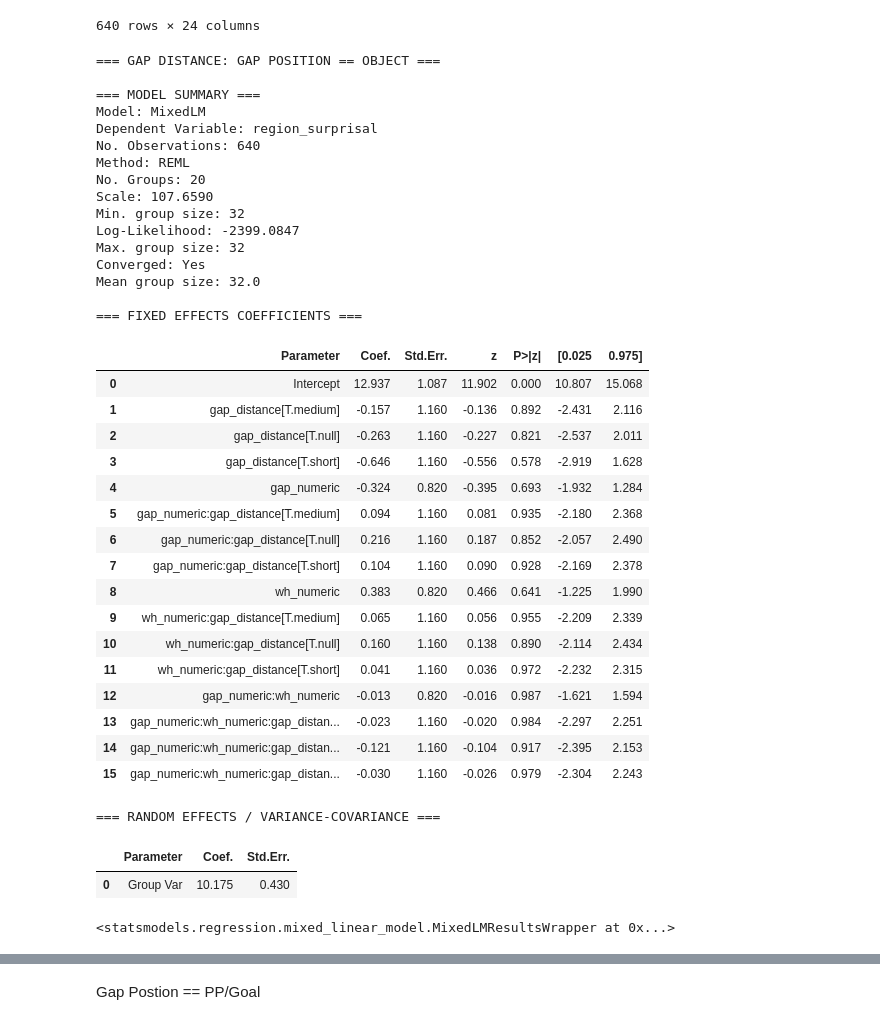
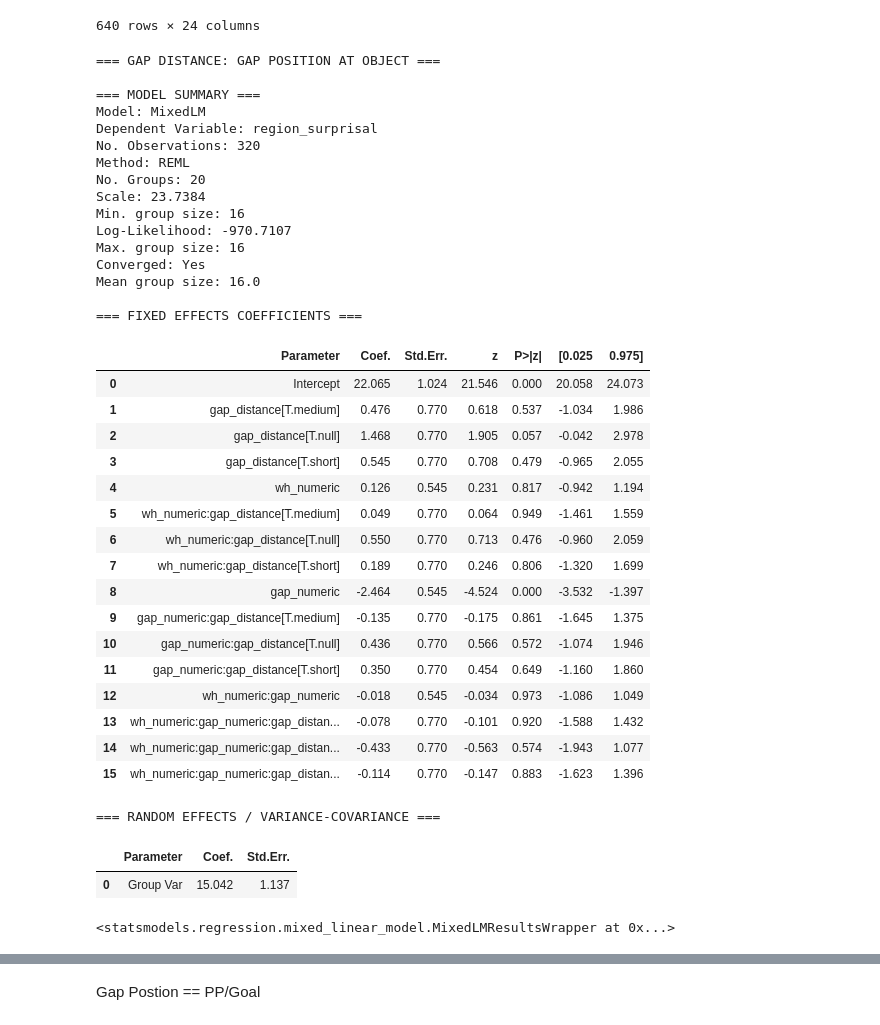
Before and after one commit to um-cap-lab/EMNLP-2025-submission, a Jupyter notebook: surprisal_calculation.ipynb, the cells around one changed output, grey strips where cells are left out. Saved outputs shown, nothing was run; the diff lists cells and outputs as text; code cells hidden in the pictures.

Commit message:
Measures surprisal at filled gap.

```diff
--- a/surprisal_calculation.ipynb
+++ b/surprisal_calculation.ipynb
@@ -88,10 +88,10 @@ surprisals
   ('Ġminute', 3.032411813735962),
   ('s', 0.0010208890307694674)]]
 # %%
-'''
+"""'
 def calculate_surprisal(sentence):
     '''
-    #Takes in a sentence, and outputs surprisal values for each word.
+    Takes in a sentence, and outputs surprisal values for each word.
     '''
 
     input_sentence = sentence # process per sentence, never in batches to avoid padding
@@ -152,7 +152,7 @@ def calculate_surprisal(sentence):
 
 sentence = 'The teacher realized what the storm rolled in while the student in the first year was studying for the test with great enthusiasm'
 calculate_surprisal(sentence)
-'''
+"""
 # %% [output]
 [('The', 0.0),
  ('teacher', 11.844358444213867),
@@ -438,7 +494,7 @@ def mixed_effects_linear_regression(df, iv_list, surprisal, label):
     '''
 
     for field in iv_list:
-        if field == 'wh_numeric' or 'gap_numeric':
+        if field == 'wh_numeric' or 'gap_numeric' or 'gap_distance_length':
             pass
         else:
             df[field] = df[field].astype('category')
@@ -551,4 +592,4 @@ sentence_df['gap_numeric'] = sentence_df['gap'].replace(0, -1)
 syntactic_parts = ['prefix', 'licensor', 'subj', 'modifier', 'verb', 'object', 'prep', 'goal', 'temp_mod']
 sentence_df['sentence'] = sentence_df.apply(lambda x: merge_sentence(x, syntactic_parts), axis = 1)
 sentence_df['surprisals'] = sentence_df['sentence'].apply(calculate_surprisal)
-sentence_df
+sentence_df['gap_distance_length'] = sentence_df['modifier'].apply(lambda x: len(x) if pd.notna(x) else 0)
@@ -600,44 +629,52 @@ objectgap_df
 | 1270 | 20 | 23 | 1 | medium | 1 | 1 | 0 | It was reported | what | the official | ... |
 | 1271 | 20 | 24 | 1 | long | 1 | 1 | 0 | It was reported | what | the official | ... |
 640 rows × 24 columns
+# %%
+object_df = sentence_df.copy()
+#object_df['region_surprisal'] = object_df.apply(lambda x: sum_region_surprisal(x, ['prep', 'goal']), axis = 1)
+object_df['region_surprisal'] = object_df.apply(lambda x: sum_region_surprisal(x, ['prep', 'goal'], 'object'), axis = 1)
+
+# filter for object gap
+objectgap_df = object_df[object_df['gap_position'] == 'DO']
 # %%
+# categorical
 iv_list = ['wh_numeric', 'gap_numeric', 'gap_distance']
-mixed_effects_linear_regression(objectgap_df, iv_list, 'region_surprisal', 'gap distance: gap position == object')
+mixed_effects_linear_regression(objectgap_df, iv_list, 'region_surprisal', 'gap distance: gap position at object')
 # %% [output]
-=== GAP DISTANCE: GAP POSITION == OBJECT ===
+=== GAP DISTANCE: GAP POSITION AT OBJECT ===
 
 === MODEL SUMMARY ===
 Model: MixedLM
 Dependent Variable: region_surprisal
-No. Observations: 640
+No. Observations: 320
 Method: REML
 No. Groups: 20
-Scale: 107.6590
-Min. group size: 32
-Log-Likelihood: -2399.0847
-Max. group size: 32
+Scale: 23.7384
+Min. group size: 16
+Log-Likelihood: -970.7107
+Max. group size: 16
 Converged: Yes
-Mean group size: 32.0
+Mean group size: 16.0
 
 === FIXED EFFECTS COEFFICIENTS ===
 |  | Parameter | Coef. | Std.Err. | z | P>|z| | [0.025 | 0.975] |
-| 0 | Intercept | 12.937 | 1.087 | 11.902 | 0.000 | 10.807 | 15.068 |
-| 1 | gap_distance[T.medium] | -0.157 | 1.160 | -0.136 | 0.892 | -2.431 | 2.116 |
-| 2 | gap_distance[T.null] | -0.263 | 1.160 | -0.227 | 0.821 | -2.537 | 2.011 |
-| 3 | gap_distance[T.short] | -0.646 | 1.160 | -0.556 | 0.578 | -2.919 | 1.628 |
-| 4 | gap_numeric | -0.324 | 0.820 | -0.395 | 0.693 | -1.932 | 1.284 |
-| 5 | gap_numeric:gap_distance[T.medium] | 0.094 | 1.160 | 0.081 | 0.935 | -2.180 | 2.368 |
-| 6 | gap_numeric:gap_distance[T.null] | 0.216 | 1.160 | 0.187 | 0.852 | -2.057 | 2.490 |
-| 7 | gap_numeric:gap_distance[T.short] | 0.104 | 1.160 | 0.090 | 0.928 | -2.169 | 2.378 |
-| 8 | wh_numeric | 0.383 | 0.820 | 0.466 | 0.641 | -1.225 | 1.990 |
-| 9 | wh_numeric:gap_distance[T.medium] | 0.065 | 1.160 | 0.056 | 0.955 | -2.209 | 2.339 |
-| 10 | wh_numeric:gap_distance[T.null] | 0.160 | 1.160 | 0.138 | 0.890 | -2.114 | 2.434 |
-| 11 | wh_numeric:gap_distance[T.short] | 0.041 | 1.160 | 0.036 | 0.972 | -2.232 | 2.315 |
-| 12 | gap_numeric:wh_numeric | -0.013 | 0.820 | -0.016 | 0.987 | -1.621 | 1.594 |
-| 13 | gap_numeric:wh_numeric:gap_distan... | -0.023 | 1.160 | -0.020 | 0.984 | -2.297 | 2.251 |
-| 14 | gap_numeric:wh_numeric:gap_distan... | -0.121 | 1.160 | -0.104 | 0.917 | -2.395 | 2.153 |
-| 15 | gap_numeric:wh_numeric:gap_distan... | -0.030 | 1.160 | -0.026 | 0.979 | -2.304 | 2.243 |
+| 0 | Intercept | 22.065 | 1.024 | 21.546 | 0.000 | 20.058 | 24.073 |
+| 1 | gap_distance[T.medium] | 0.476 | 0.770 | 0.618 | 0.537 | -1.034 | 1.986 |
+| 2 | gap_distance[T.null] | 1.468 | 0.770 | 1.905 | 0.057 | -0.042 | 2.978 |
+| 3 | gap_distance[T.short] | 0.545 | 0.770 | 0.708 | 0.479 | -0.965 | 2.055 |
+| 4 | wh_numeric | 0.126 | 0.545 | 0.231 | 0.817 | -0.942 | 1.194 |
+| 5 | wh_numeric:gap_distance[T.medium] | 0.049 | 0.770 | 0.064 | 0.949 | -1.461 | 1.559 |
+| 6 | wh_numeric:gap_distance[T.null] | 0.550 | 0.770 | 0.713 | 0.476 | -0.960 | 2.059 |
+| 7 | wh_numeric:gap_distance[T.short] | 0.189 | 0.770 | 0.246 | 0.806 | -1.320 | 1.699 |
+| 8 | gap_numeric | -2.464 | 0.545 | -4.524 | 0.000 | -3.532 | -1.397 |
+| 9 | gap_numeric:gap_distance[T.medium] | -0.135 | 0.770 | -0.175 | 0.861 | -1.645 | 1.375 |
+| 10 | gap_numeric:gap_distance[T.null] | 0.436 | 0.770 | 0.566 | 0.572 | -1.074 | 1.946 |
+| 11 | gap_numeric:gap_distance[T.short] | 0.350 | 0.770 | 0.454 | 0.649 | -1.160 | 1.860 |
+| 12 | wh_numeric:gap_numeric | -0.018 | 0.545 | -0.034 | 0.973 | -1.086 | 1.049 |
+| 13 | wh_numeric:gap_numeric:gap_distan... | -0.078 | 0.770 | -0.101 | 0.920 | -1.588 | 1.432 |
+| 14 | wh_numeric:gap_numeric:gap_distan... | -0.433 | 0.770 | -0.563 | 0.574 | -1.943 | 1.077 |
+| 15 | wh_numeric:gap_numeric:gap_distan... | -0.114 | 0.770 | -0.147 | 0.883 | -1.623 | 1.396 |
 === RANDOM EFFECTS / VARIANCE-COVARIANCE ===
 |  | Parameter | Coef. | Std.Err. |
-| 0 | Group Var | 10.175 | 0.430 |
+| 0 | Group Var | 15.042 | 1.137 |
 <statsmodels.regression.mixed_linear_model.MixedLMResultsWrapper at 0x...>
```
Also changed, not shown: parts of 34 cells of this notebook.
